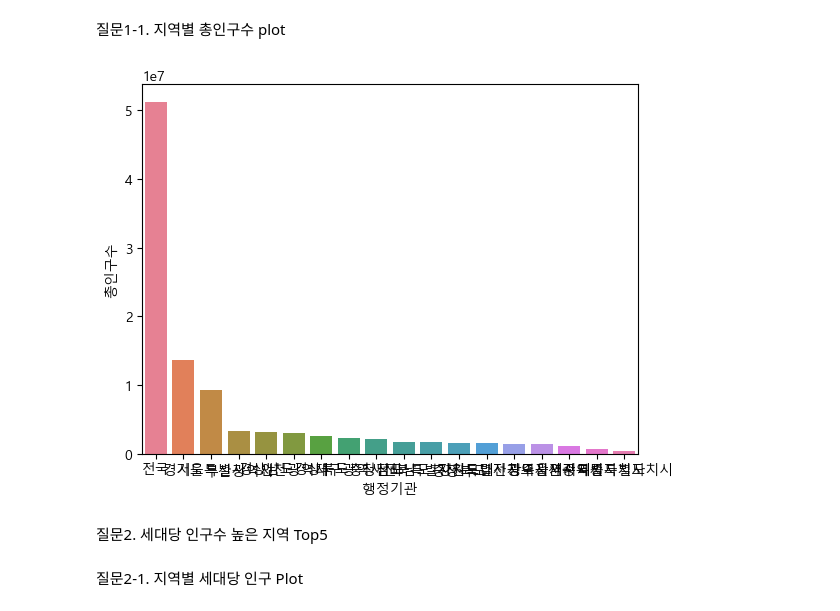
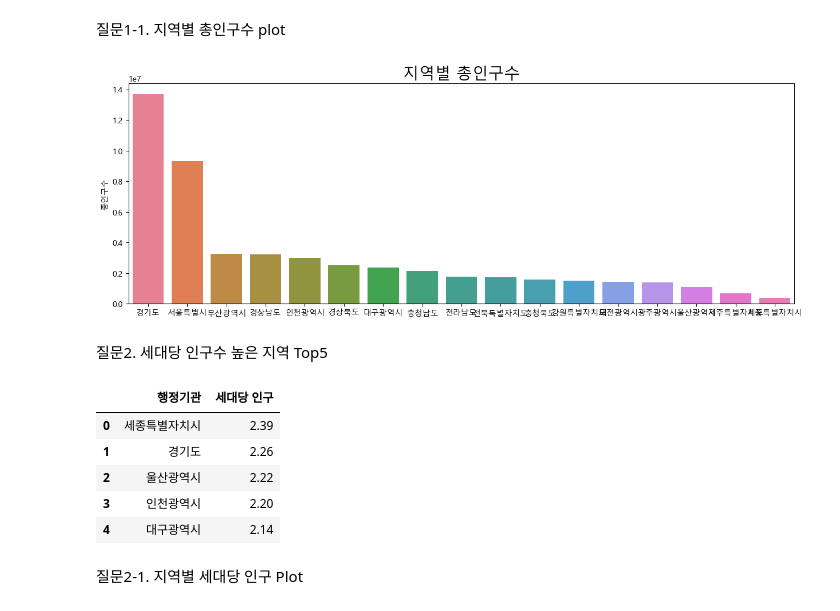
Before and after one commit to nirey-l/Python_Webscraping_Analysis, a Jupyter notebook: 연습문제_웹스크래핑/04_인구현황_pandas.ipynb, the cells around one changed output. Drawn from its saved outputs; the diff is of its cells as text; code cells hidden in the pictures.

```diff
--- a/연습문제_웹스크래핑/04_인구현황_pandas.ipynb
+++ b/연습문제_웹스크래핑/04_인구현황_pandas.ipynb
@@ -20,25 +21,47 @@ data[data['행정기관'] != '전국'][['행정기관', '총인구수']].sort_va
 # %%
 import matplotlib
 import matplotlib.pyplot as plt
 import matplotlib.font_manager as fm
 import seaborn as sns
 
-# font name을 알고 있다면 생략가능
 # 한글폰트 path 설정
 font_path = 'C:\\Windows\\Fonts\\malgunsl.ttf'
 # font의 파일정보로 font name 을 알아내기
 font_name = fm.FontProperties(fname=font_path).get_name()
 # matplotlib의 rc(run command) 함수를 사용해서 font name(Malgun Gothic) 설정
 matplotlib.rc('font', family=font_name)
 
+# '전국' 행 없애기
+df_filtered = data.drop(0).sort_values(by='총인구수', ascending=False)
+
+# 그래프 그리기
+# plt.subplots(): 그래프가 그려질 '그림(figure)'과 '축(axes1)'을 만듦
 figure,(axes1) = plt.subplots(nrows=1, ncols=1)
+figure.set_size_inches(15, 5)
 
+# 데이터 정렬 및 시각화
 # hue: 그래프를 알록달록하게
-sns.barplot(data.sort_values(by='총인구수', ascending=False), x='행정기관', y='총인구수', ax=axes1, hue='행정기관')
+# .sort_values(by=열, ascending=True(오름차순),False(내림차순), inplace=True(원본 데이터에 덮어씀),False(원본은 그대로 두고 복사본을 반환))
+sns.barplot(data=df_filtered.sort_values(by='총인구수', ascending=False), x='행정기관', y='총인구수', ax=axes1, hue='행정기관')
+# x축 이름(label) 제거하기
+axes1.set_xlabel('')
+plt.title('지역별 총인구수', fontsize=20)
 plt.show()
 # %% [output]
-[figure, old version]
+[figure, new version]
 # %% [markdown]
 질문2. 세대당 인구수 높은 지역 Top5
+# %%
+# '전국'이 포함된 0번 행 또는 1000000000 코드 행을 제외하고 계산
+# .reset_index(): 인덱스 번호 초기화 0번부터 시작
+# drop=True: 기존 번호를 삭제하고 새 번호만 남김
+data[data['행정기관'] != '전국'][['행정기관', '세대당 인구']].sort_values(by='세대당 인구', ascending=False).reset_index(drop=True).head()
+# %% [output]
+|  | 행정기관 | 세대당 인구 |
+| 0 | 세종특별자치시 | 2.39 |
+| 1 | 경기도 | 2.26 |
+| 2 | 울산광역시 | 2.22 |
+| 3 | 인천광역시 | 2.20 |
+| 4 | 대구광역시 | 2.14 |
 # %% [markdown]
 질문2-1. 지역별 세대당 인구 Plot
```
Also changed, not shown: parts of 9 cells of this notebook.
